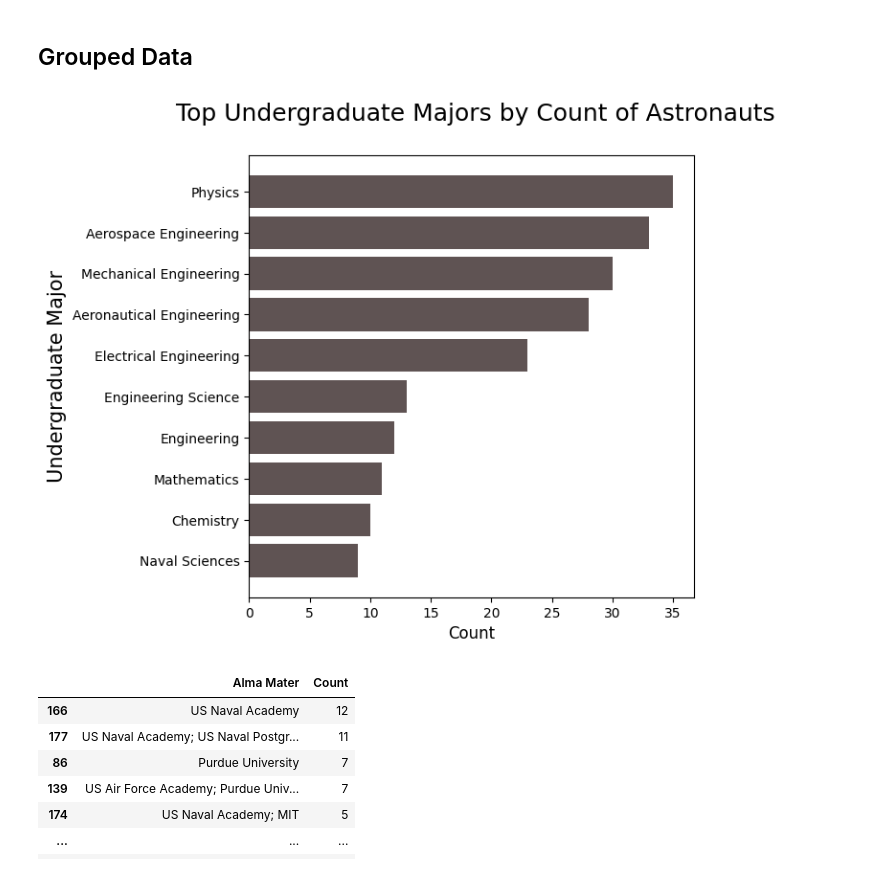
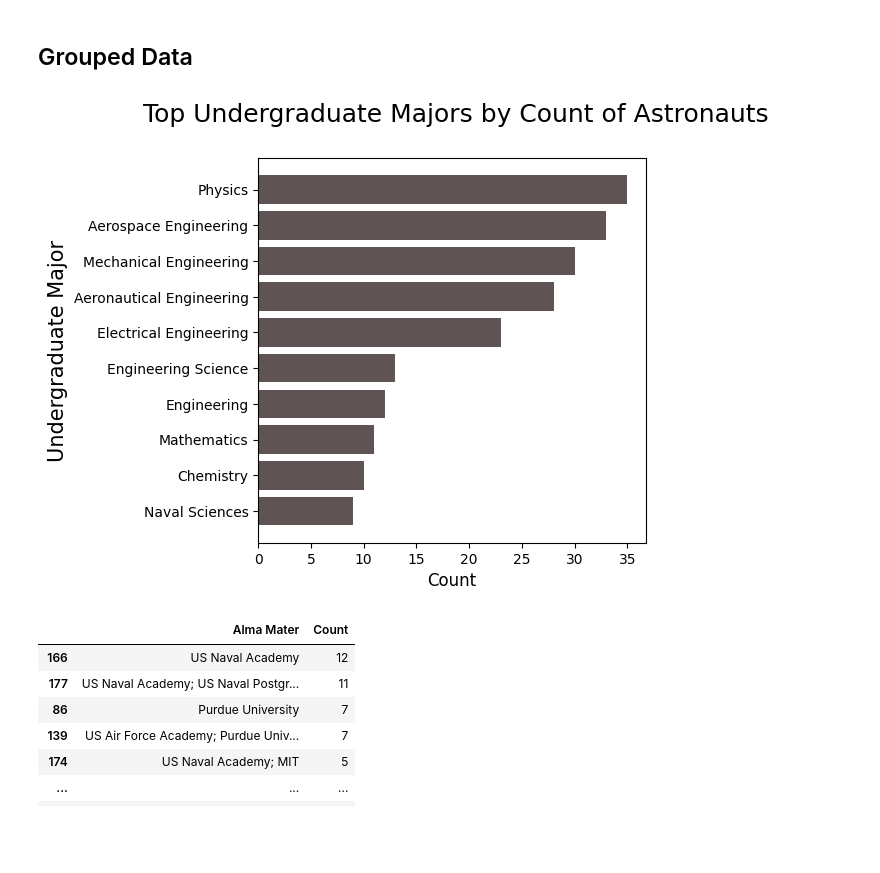
Before and after one commit to mahnraslam/EDA_on_NASA_astronauts_data, a Jupyter notebook: astronauts.ipynb, the cells around one changed output. Saved outputs shown, nothing was run; the diff lists cells and outputs as text; code cells hidden in the pictures; blank space fills up the shorter version.

```diff
--- a/astronauts.ipynb
+++ b/astronauts.ipynb
@@ -215,15 +230,15 @@ corr
 # %%
 field_of_study = df_astronauts.groupby('Undergraduate Major').size().reset_index(name='Count')
 top_fields = field_of_study.sort_values(by=['Count'])[-10:]
-plt.figure(figsize=(6,6))
+plt.figure(figsize=(5,5))
 plt.barh(top_fields['Undergraduate Major'], top_fields['Count'], color="#5F5353" )
 plt.ylabel('Undergraduate Major', fontsize=15)
 plt.xlabel('Count', fontsize=12)
 plt.title(' Top Undergraduate Majors by Count of Astronauts\n', fontsize=18)
 
 plt.show()
 # %% [output]
-[figure, old version]
+[figure, new version]
 # %%
 df_astronauts.groupby('Alma Mater').size().reset_index(name= "Count").sort_values(by = ["Count"], ascending= [False])
 # %% [output]
```
Also changed, not shown: parts of 7 cells of this notebook.
